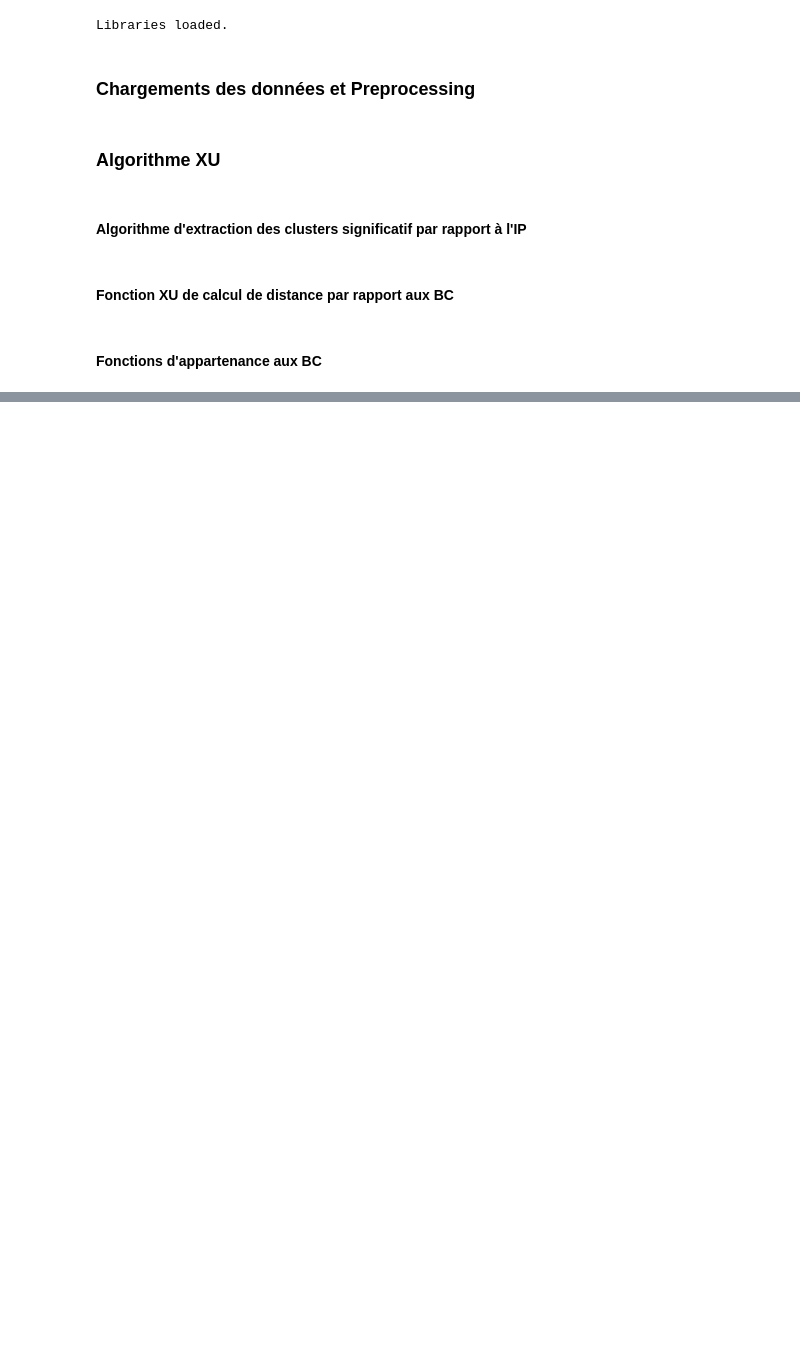
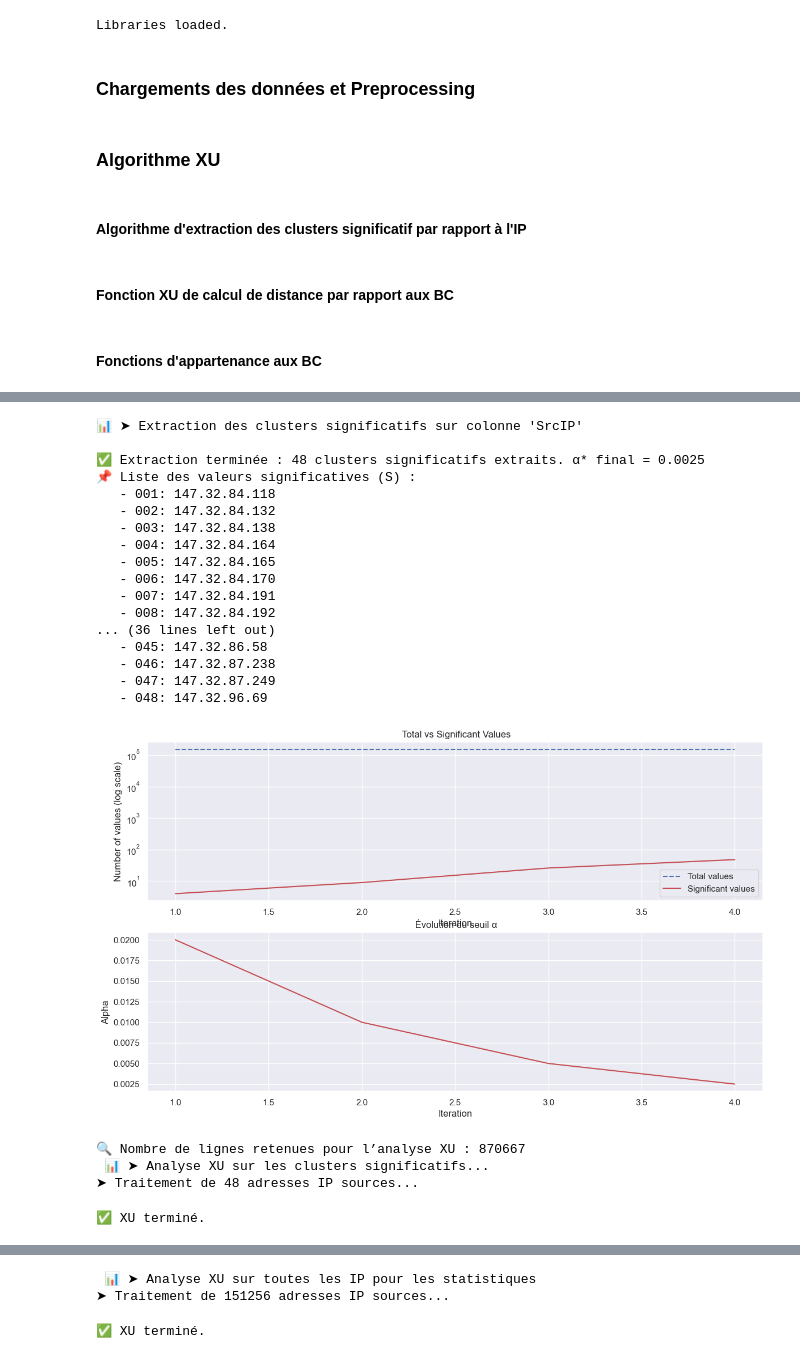
Before and after one commit to Keracles/Xu, a Jupyter notebook: Xu_final.ipynb, the cells around one changed output, grey strips where cells are left out. Saved outputs shown, nothing was run; the diff lists cells and outputs as text; code cells hidden in the pictures; blank space fills up the shorter version.

```diff
--- a/Xu_final.ipynb
+++ b/Xu_final.ipynb
@@ -538,0 +928,65 @@ def find_best_k_with_silhouette(df_xu, k_range=range(2, 11)):
+# %%
+# --- 1. Étape : Extraction des clusters significatifs sur une colonne (par ex. 'SrcIP')
+S, R, alpha_star, df_clustered, df_log = extract_significant_clusters_with_live_plot(
+    df, column='SrcIP', alpha0=0.02, beta=0.8, debug=False
+)
+
+# --- 2. Filtrage du dataset : uniquement les lignes appartenant aux clusters significatifs
+df_significatif = df_clustered[df_clustered['ClusterType'] == 'Significatif']
+
+print(f"\n🔍 Nombre de lignes retenues pour l’analyse XU : {len(df_significatif)}")
+
+# --- 3. Application de l’algorithme XU uniquement sur ce sous-ensemble
+
+custom_profiles = {
+    # Comportements typiques de botnets/scanners identifiés :
+
+    # BC2 [0,0,2] → Scan horizontal basique / botnet scanner simple
+    'scanner_simple': np.array([0.1, 0.1, 0.9]),
+
+    # BC20 [2,0,2] → Scanner bruyant, srcPrt aléatoires, dstIP massifs
+    'scanner_bruyant': np.array([0.9, 0.1, 0.9]),
+
+    # BC8 [0,2,2] → Réponse d’une victime potentiellement exposée à divers scanners
+    'victime_multiattaque': np.array([0.1, 0.9, 0.9]),
+
+    # BC5 [0,1,2] → Scan un peu plus varié, intermédiaire
+    'scanner_intermediaire': np.array([0.1, 0.5, 0.9]),
+
+    # BC23 [2,1,2] → Profil de service fortement ciblé par des scanners massifs
+    'cible_botnet': np.array([0.9, 0.5, 0.9]),
+
+    # BC 18 [2,0,0] → Training dataset 10
+    'scanner_vertical': np.array([0.9, 0.1, 0.1]),
+}
+
+print(" 📊 ➤ Analyse XU sur les clusters significatifs...")
+df_features = XU_algorithm(df_significatif, ref_profiles=custom_profiles)
+display_scrollable_dataframe(df_features, max_height=200)
+
+print(" 📊 ➤ Analyse XU sur toutes les IP pour les statistiques")
+df_features_without_pre_cluster = XU_algorithm(df_clustered, ref_profiles=custom_profiles)
+display_scrollable_dataframe(df_features_without_pre_cluster.head(20), max_height=200)
+# %% [output]
+📊 ➤ Extraction des clusters significatifs sur colonne 'SrcIP'
+
+✅ Extraction terminée : 48 clusters significatifs extraits. α* final = 0.0025
+📌 Liste des valeurs significatives (S) :
+   - 001: 147.32.84.118
+   - 002: 147.32.84.132
+   - 003: 147.32.84.138
+   - 004: 147.32.84.164
+   - 005: 147.32.84.165
+   - 006: 147.32.84.170
+   - 007: 147.32.84.191
+   - 008: 147.32.84.192
+... (36 lines left out)
+   - 045: 147.32.86.58
+   - 046: 147.32.87.238
+   - 047: 147.32.87.249
+   - 048: 147.32.96.69
+[figure, added]
+🔍 Nombre de lignes retenues pour l’analyse XU : 870667
+ 📊 ➤ Analyse XU sur les clusters significatifs...
+➤ Traitement de 48 adresses IP sources...
+✅ XU terminé.
@@ -538,0 +1010,3 @@ def find_best_k_with_silhouette(df_xu, k_range=range(2, 11)):
+ 📊 ➤ Analyse XU sur toutes les IP pour les statistiques
+➤ Traitement de 151256 adresses IP sources...
+✅ XU terminé.
```
Also changed, not shown: parts of 27 cells of this notebook, 1 other file.
